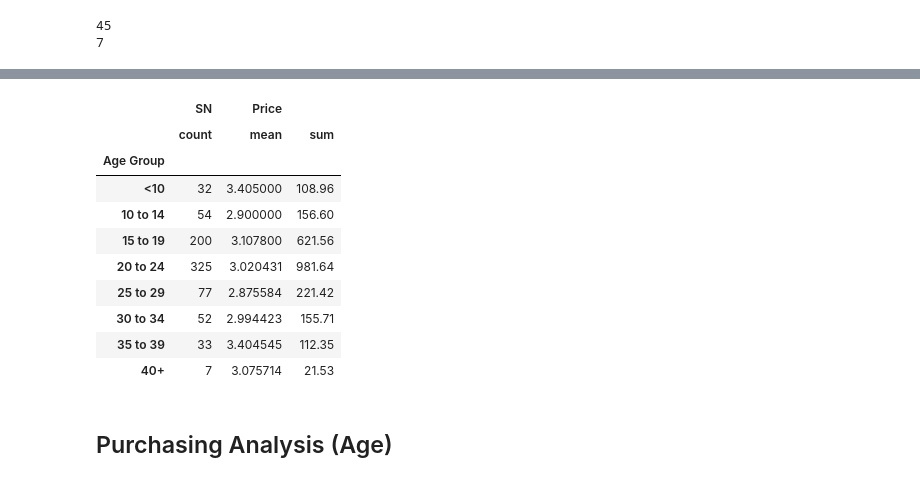
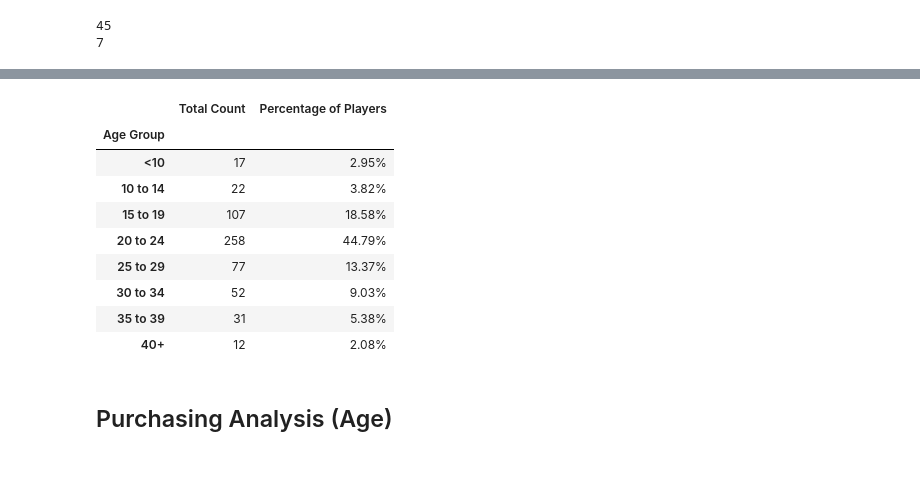
Before and after one commit to lauragabrielson/Pandas_Challenge, a Jupyter notebook: HeroesOfPymoli/HeroesOfPymoli_starter.ipynb, the cells around one changed output, grey strips where cells are left out. Cells and saved outputs as stored; diff of their text form; code cells hidden in the pictures.

```diff
--- a/HeroesOfPymoli/HeroesOfPymoli_starter.ipynb
+++ b/HeroesOfPymoli/HeroesOfPymoli_starter.ipynb
@@ -209,28 +176,24 @@ purchase_data_df
 | 778 | 778 | Sisur91 | 7 | Male | 92 | Final Critic | 4.19 | <10 |
 | 779 | 779 | Ennrian78 | 24 | Male | 50 | Dawn | 4.60 | 20 to 24 |
 780 rows × 8 columns
-# %%
-# #Create a GroupBy object based upon "Age"
-# age_group = purchase_data_df.groupby("Age")
-
-# # Find how many rows fall into each bin
-# print(age_group["Purchase ID"].count())
-
-# Get the average of each column within the GroupBy object
-age_group = purchase_data_df.groupby(["Age Group"]).agg({"SN": 'count', "Price": ['mean', 'sum']})
-age_group
-# %% [output]
-|  | SN | Price |  |
-|  | count | mean | sum |
-| Age Group |  |  |  |
-| <10 | 32 | 3.405000 | 108.96 |
-| 10 to 14 | 54 | 2.900000 | 156.60 |
-| 15 to 19 | 200 | 3.107800 | 621.56 |
-| 20 to 24 | 325 | 3.020431 | 981.64 |
-| 25 to 29 | 77 | 2.875584 | 221.42 |
-| 30 to 34 | 52 | 2.994423 | 155.71 |
-| 35 to 39 | 33 | 3.404545 | 112.35 |
-| 40+ | 7 | 3.075714 | 21.53 |
+# %%
+age_group_df = purchase_data_df.groupby(["Age Group"])
+total_age = age_group_df.nunique()["SN"]
+percentage_age = total_age / total_players * 100
+age_df = pd.DataFrame({"Total Count": total_age,
+                                    "Percentage of Players": percentage_age})
+age_df.style.format({"Percentage of Players": "{:.2f}%"})
+# %% [output]
+|  | Total Count | Percentage of Players |
+| Age Group |  |  |
+| <10 | 17 | 2.95% |
+| 10 to 14 | 22 | 3.82% |
+| 15 to 19 | 107 | 18.58% |
+| 20 to 24 | 258 | 44.79% |
+| 25 to 29 | 77 | 13.37% |
+| 30 to 34 | 52 | 9.03% |
+| 35 to 39 | 31 | 5.38% |
+| 40+ | 12 | 2.08% |
 # %% [markdown]
 ## Purchasing Analysis (Age)
 # %% [markdown]
```
Also changed, not shown: parts of 14 cells of this notebook.
